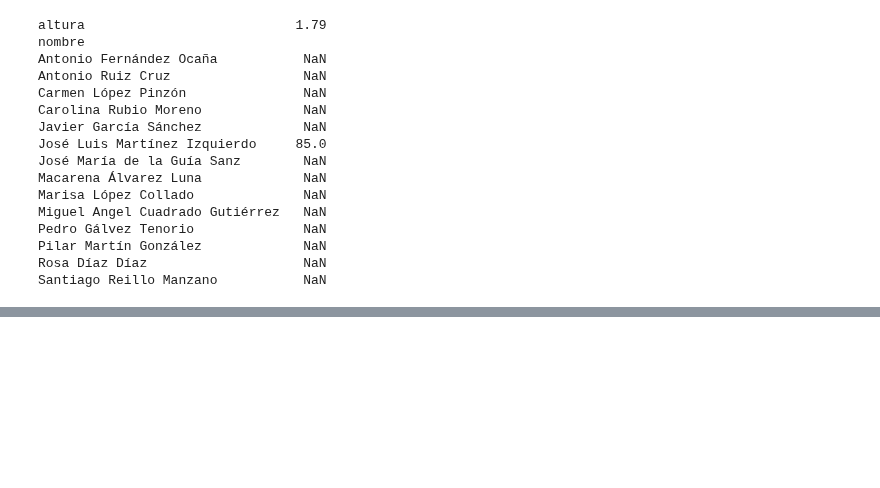
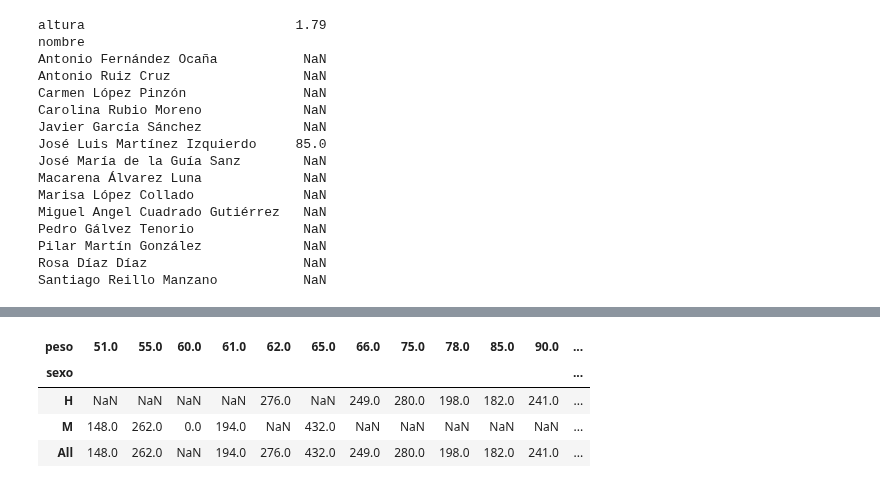
Before and after one commit to mtataytraining2/2_DataScience_Basics, a Jupyter notebook: Pandas/Pandas_dataframe_clase.ipynb, the cells around one changed output, grey strips where cells are left out. Cells and saved outputs as stored; diff of their text form; code cells hidden in the pictures; blank space fills up the shorter version.

```diff
--- a/Pandas/Pandas_dataframe_clase.ipynb
+++ b/Pandas/Pandas_dataframe_clase.ipynb
@@ -1774,0 +1832,9 @@ Santiago Reillo Manzano           NaN
+# %%
+dfcross=pd.crosstab(dfcol['sexo'],dfcol['peso'],values=dfcol['colesterol'],aggfunc='sum',margins=True)
+dfcross
+# %% [output]
+| peso | 51.0 | 55.0 | 60.0 | 61.0 | 62.0 | 65.0 | 66.0 | 75.0 | 78.0 | 85.0 | 90.0 | ... |
+| sexo |  |  |  |  |  |  |  |  |  |  |  | ... |
+| H | NaN | NaN | NaN | NaN | 276.0 | NaN | 249.0 | 280.0 | 198.0 | 182.0 | 241.0 | ... |
+| M | 148.0 | 262.0 | 0.0 | 194.0 | NaN | 432.0 | NaN | NaN | NaN | NaN | NaN | ... |
+| All | 148.0 | 262.0 | NaN | 194.0 | 276.0 | 432.0 | 249.0 | 280.0 | 198.0 | 182.0 | 241.0 | ... |
```
Also changed, not shown: parts of 4 cells of this notebook, 1 other file.
